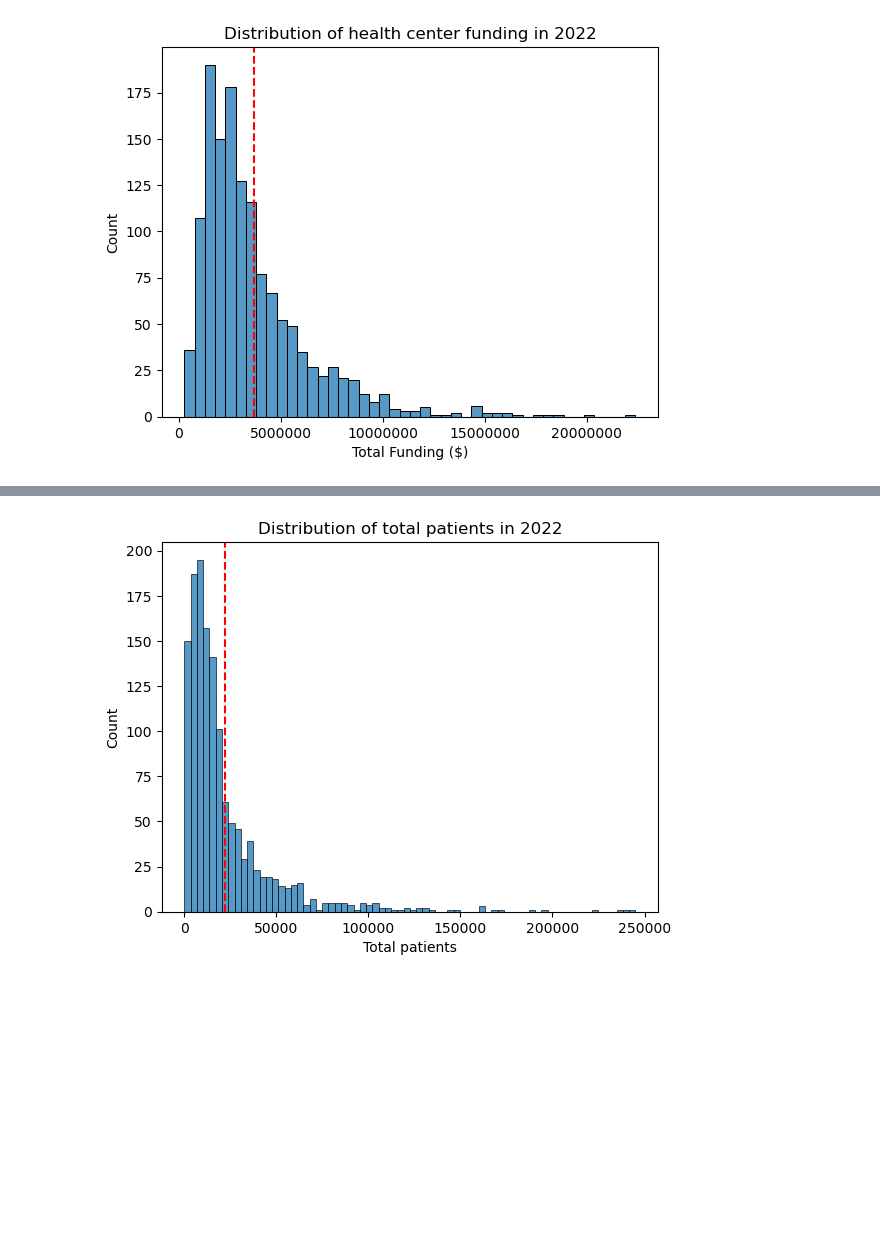
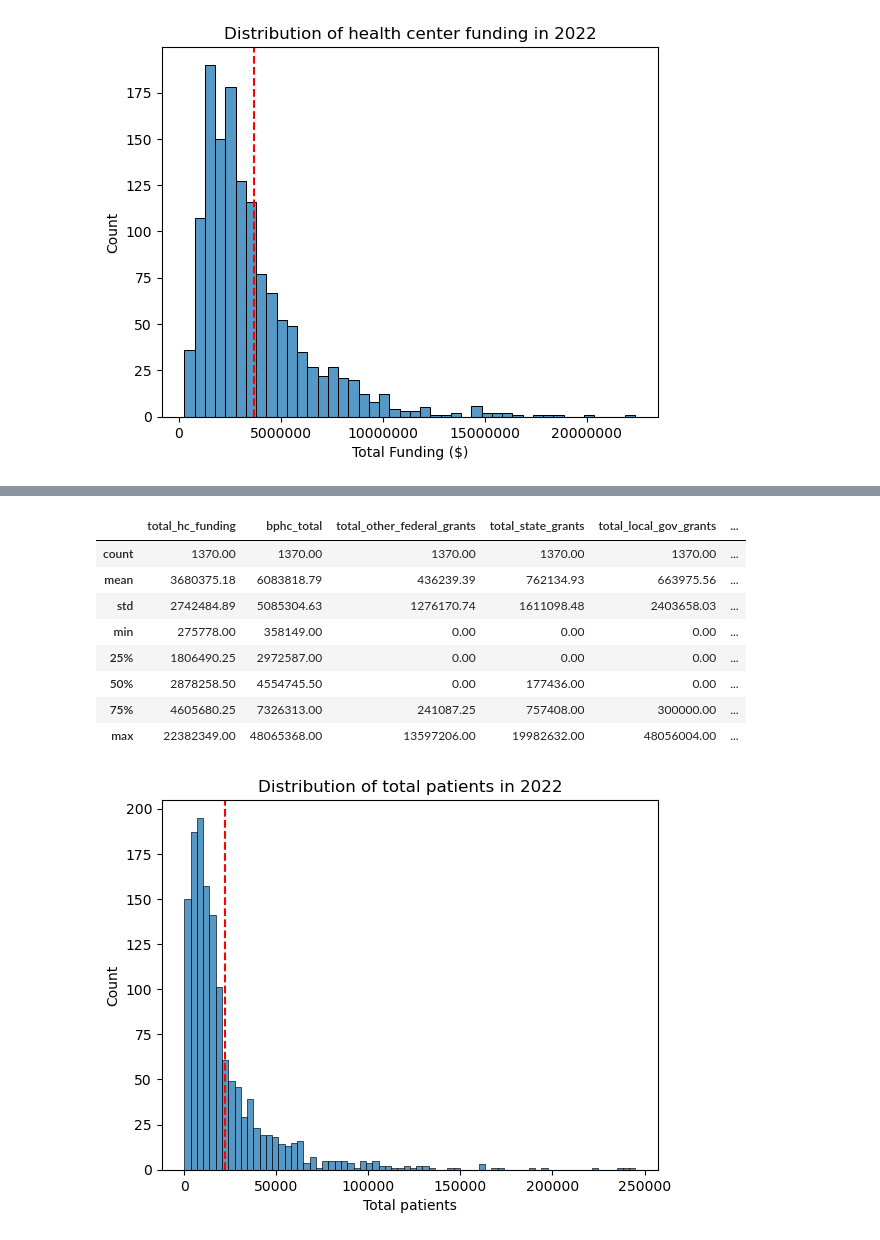
Before and after one commit to dezertdweller/capstone-project-fqhc-model, a Jupyter notebook: notebooks/data-visualization.ipynb, the cells around one changed output, grey strips where cells are left out. Saved outputs shown, nothing was run; the diff lists cells and outputs as text; code cells hidden in the pictures; blank space fills up the shorter version.

```diff
--- a/notebooks/data-visualization.ipynb
+++ b/notebooks/data-visualization.ipynb
@@ -83,6 +83,20 @@ health_centers[['BHCMISID', 'HealthCenterName', 'total_hc_funding', 'mhc_amount'
 | 7 | 080060 | DENVER HEALTH & HOSPITAL AUTHORITY | 16009324 | 0 | 16009324 | 0 | 0 | ... |
 | 8 | 093640 | FAMILY HEALTHCARE NETWORK | 15792881 | 11055017 | 4737864 | 0 | 0 | ... |
 | 9 | 044120 | QUALITY OF LIFE HEALTH SERVICES, ... | 15507740 | 3411703 | 10855418 | 0 | 1240619 | ... |
+# %%
+health_centers[['total_hc_funding',
+       'bphc_total', 'total_other_federal_grants', 'total_state_grants', 'total_local_gov_grants',
+       'total_private_grants', 'total_other_revenue', 'total_revenue']].describe().apply(lambda s: s.apply('{0:.2f}'.format))
+# %% [output]
+|  | total_hc_funding | bphc_total | total_other_federal_grants | total_state_grants | total_local_gov_grants | ... |
+| count | 1370.00 | 1370.00 | 1370.00 | 1370.00 | 1370.00 | ... |
+| mean | 3680375.18 | 6083818.79 | 436239.39 | 762134.93 | 663975.56 | ... |
+| std | 2742484.89 | 5085304.63 | 1276170.74 | 1611098.48 | 2403658.03 | ... |
+| min | 275778.00 | 358149.00 | 0.00 | 0.00 | 0.00 | ... |
+| 25% | 1806490.25 | 2972587.00 | 0.00 | 0.00 | 0.00 | ... |
+| 50% | 2878258.50 | 4554745.50 | 0.00 | 177436.00 | 0.00 | ... |
+| 75% | 4605680.25 | 7326313.00 | 241087.25 | 757408.00 | 300000.00 | ... |
+| max | 22382349.00 | 48065368.00 | 13597206.00 | 19982632.00 | 48056004.00 | ... |
 # %%
 
 fix, ax = plt.subplots()
```
Also changed, not shown: parts of 4 cells of this notebook.
